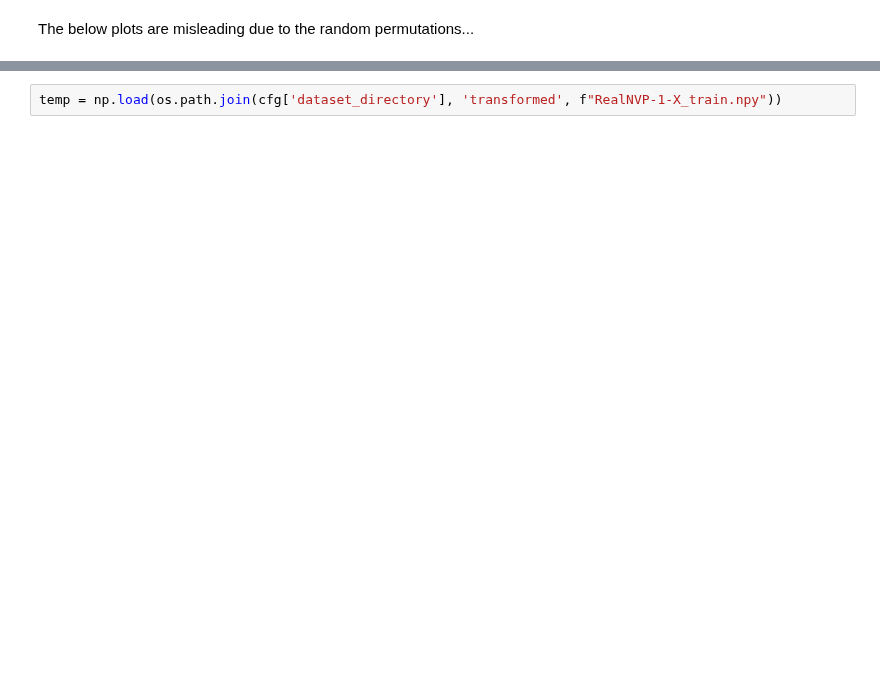
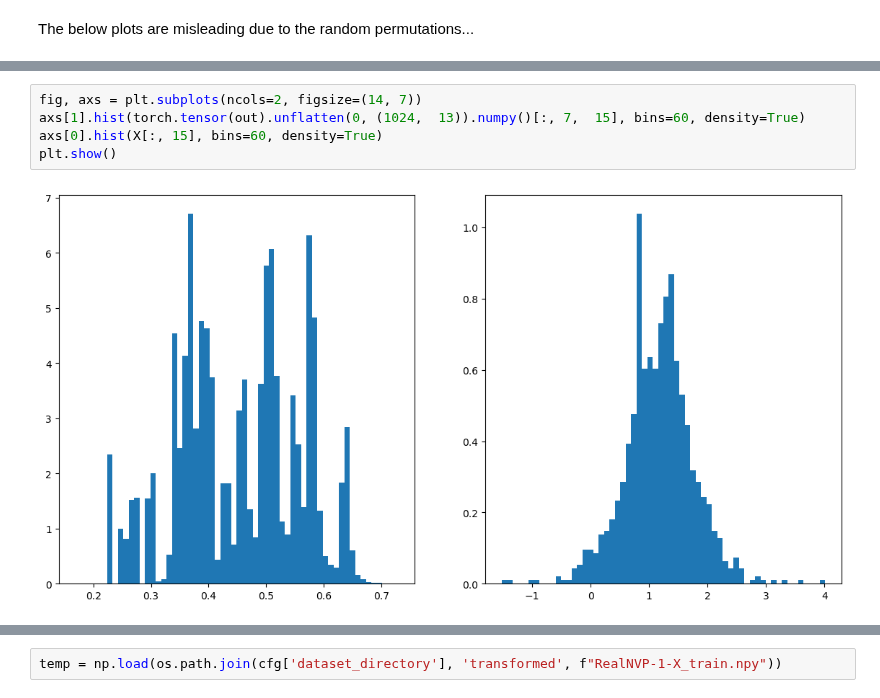
Before and after one commit to marcusGH/edain_paper, a Jupyter notebook: notebooks/normalizing_flows.ipynb, the cells around one changed output, grey strips where cells are left out. Drawn from its saved outputs; the diff is of its cells as text; blank space fills up the shorter version.

```diff
--- a/notebooks/normalizing_flows.ipynb
+++ b/notebooks/normalizing_flows.ipynb
@@ -186,3 +249,10 @@ plt.show()
+# %%
+fig, axs = plt.subplots(ncols=2, figsize=(14, 7))
+axs[1].hist(torch.tensor(out).unflatten(0, (1024,  13)).numpy()[:, 7,  15], bins=60, density=True)
+axs[0].hist(X[:, 15], bins=60, density=True)
+plt.show()
+# %% [output]
+[figure, added]
 # %%
 f"{torch.cuda.mem_get_info(5)[0] / 1024 ** 2} MB"
 # %% [output]
```
Also changed, not shown: parts of 46 cells of this notebook, 2 other files.
